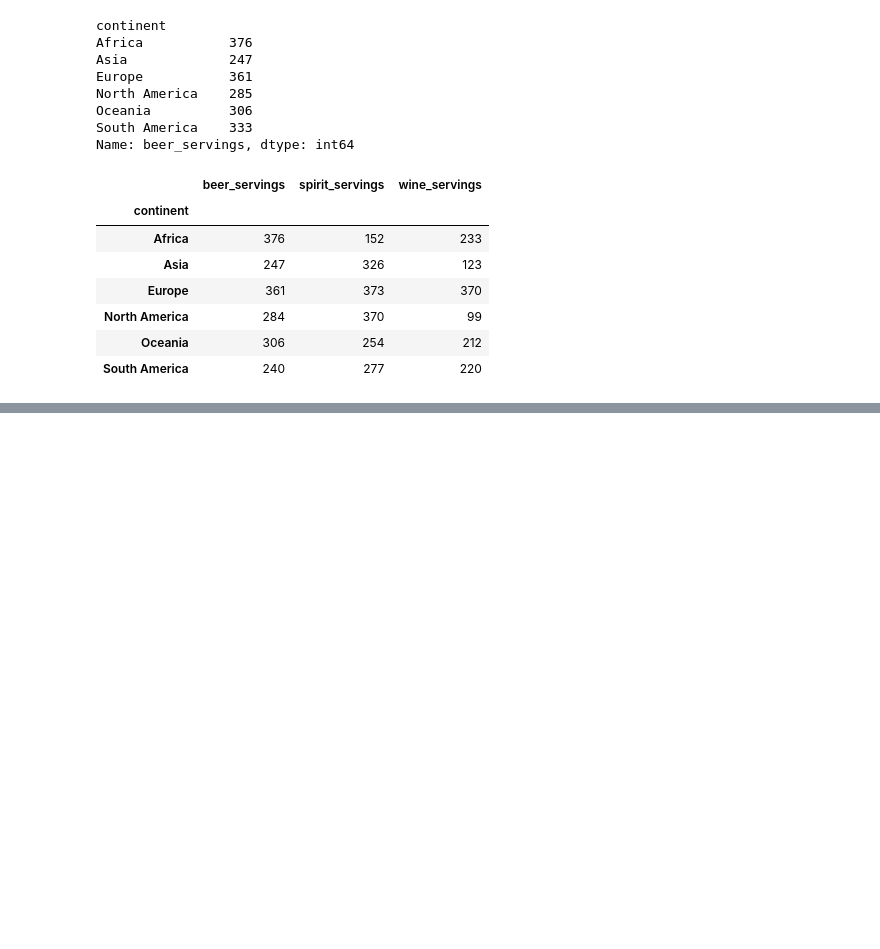
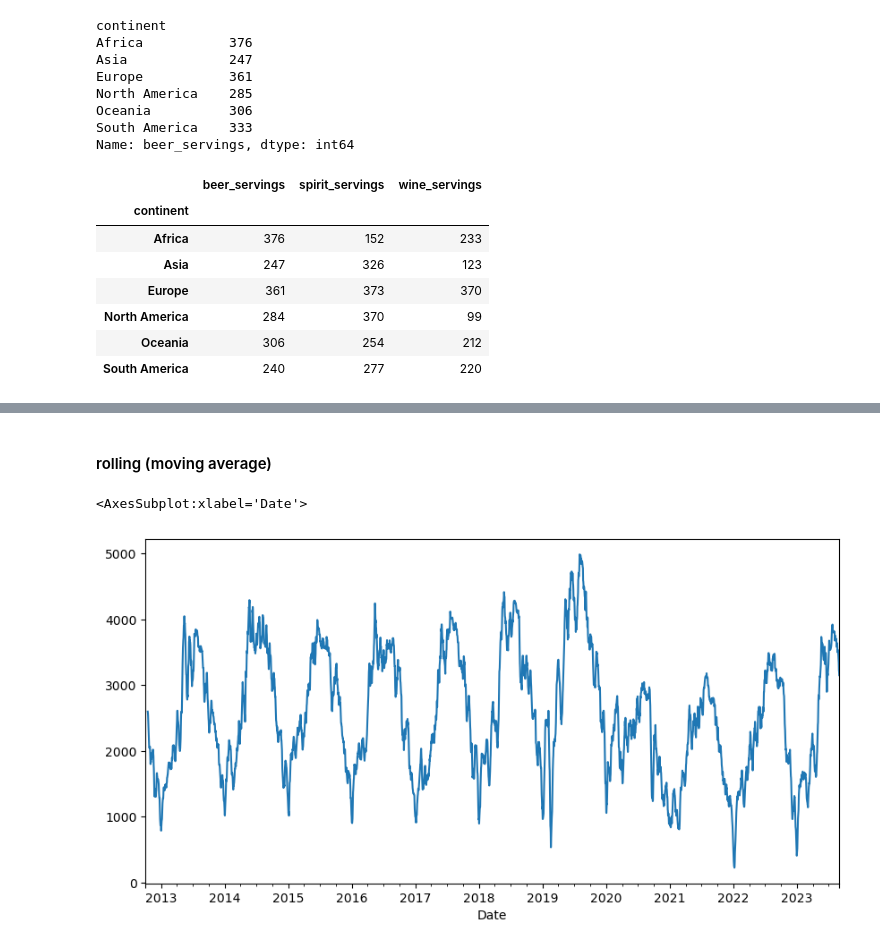
Before and after one commit to cake-dev/Data-Science-Practice, a Jupyter notebook: Practice/Data_Aggregation_Grouping.ipynb, the cells around one changed output, grey strips where cells are left out. Saved outputs shown, nothing was run; the diff lists cells and outputs as text; code cells hidden in the pictures; blank space fills up the shorter version.

```diff
--- a/Practice/Data_Aggregation_Grouping.ipynb
+++ b/Practice/Data_Aggregation_Grouping.ipynb
@@ -82,0 +186,8 @@ alcohol_df.groupby('continent').apply(top5)
+# %% [markdown]
+#### rolling (moving average)
+# %%
+bridge_df.resample('D').sum()['Total'].rolling(14).mean().plot(figsize=[10,5])
+# use rolling to get a moving average (n day average)
+# %% [output]
+<AxesSubplot:xlabel='Date'>
+[figure, added]
```
Also changed, not shown: parts of 18 cells of this notebook.
